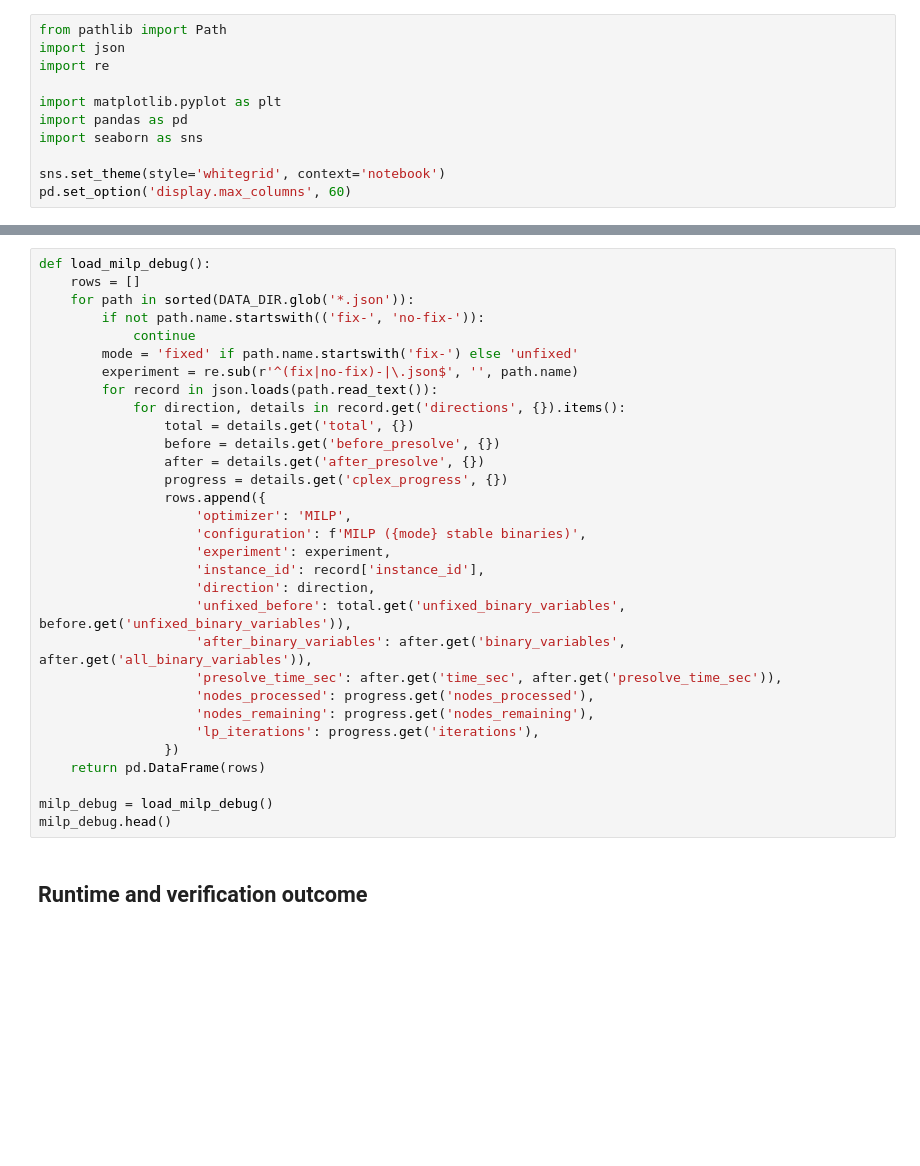
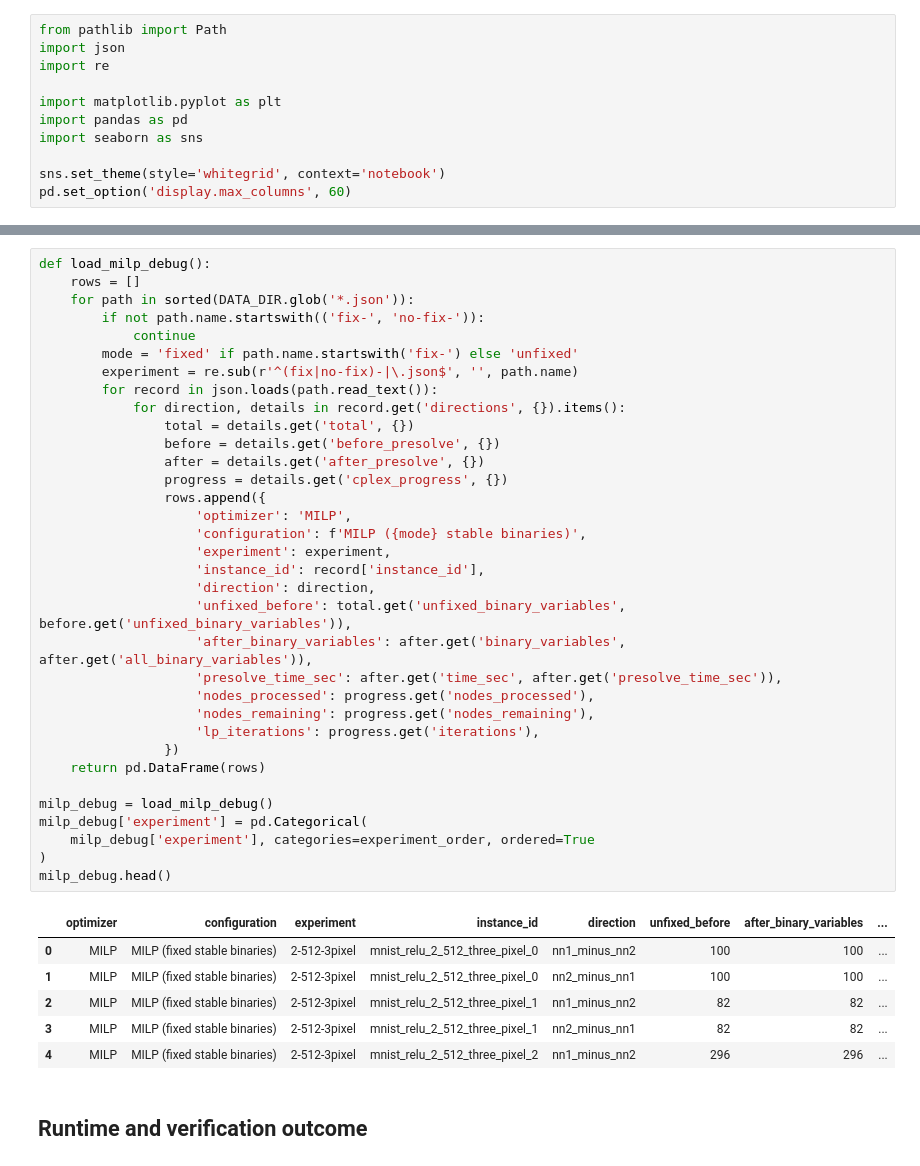
Before and after one commit to mbroughani81/relational-milp, a Jupyter notebook: evaluate_optimizations.ipynb, the cells around one changed output, grey strips where cells are left out. Cells and saved outputs as stored; diff of their text form; blank space fills up the shorter version.

```diff
--- a/evaluate_optimizations.ipynb
+++ b/evaluate_optimizations.ipynb
@@ -74,33 +108,43 @@ results[['optimizer', 'configuration', 'experiment', 'status']].head()
 def load_milp_debug():
     rows = []
     for path in sorted(DATA_DIR.glob('*.json')):
         if not path.name.startswith(('fix-', 'no-fix-')):
             continue
         mode = 'fixed' if path.name.startswith('fix-') else 'unfixed'
         experiment = re.sub(r'^(fix|no-fix)-|\.json$', '', path.name)
         for record in json.loads(path.read_text()):
             for direction, details in record.get('directions', {}).items():
                 total = details.get('total', {})
                 before = details.get('before_presolve', {})
                 after = details.get('after_presolve', {})
                 progress = details.get('cplex_progress', {})
                 rows.append({
                     'optimizer': 'MILP',
                     'configuration': f'MILP ({mode} stable binaries)',
                     'experiment': experiment,
                     'instance_id': record['instance_id'],
                     'direction': direction,
                     'unfixed_before': total.get('unfixed_binary_variables', before.get('unfixed_binary_variables')),
                     'after_binary_variables': after.get('binary_variables', after.get('all_binary_variables')),
                     'presolve_time_sec': after.get('time_sec', after.get('presolve_time_sec')),
                     'nodes_processed': progress.get('nodes_processed'),
                     'nodes_remaining': progress.get('nodes_remaining'),
                     'lp_iterations': progress.get('iterations'),
                 })
     return pd.DataFrame(rows)
 
 milp_debug = load_milp_debug()
+milp_debug['experiment'] = pd.Categorical(
+    milp_debug['experiment'], categories=experiment_order, ordered=True
+)
 milp_debug.head()
+# %% [output]
+|  | optimizer | configuration | experiment | instance_id | direction | unfixed_before | after_binary_variables | ... |
+| 0 | MILP | MILP (fixed stable binaries) | 2-512-3pixel | mnist_relu_2_512_three_pixel_0 | nn1_minus_nn2 | 100 | 100 | ... |
+| 1 | MILP | MILP (fixed stable binaries) | 2-512-3pixel | mnist_relu_2_512_three_pixel_0 | nn2_minus_nn1 | 100 | 100 | ... |
+| 2 | MILP | MILP (fixed stable binaries) | 2-512-3pixel | mnist_relu_2_512_three_pixel_1 | nn1_minus_nn2 | 82 | 82 | ... |
+| 3 | MILP | MILP (fixed stable binaries) | 2-512-3pixel | mnist_relu_2_512_three_pixel_1 | nn2_minus_nn1 | 82 | 82 | ... |
+| 4 | MILP | MILP (fixed stable binaries) | 2-512-3pixel | mnist_relu_2_512_three_pixel_2 | nn1_minus_nn2 | 296 | 296 | ... |
 # %% [markdown]
 ## Runtime and verification outcome
 # %%
```
Also changed, not shown: parts of 9 cells of this notebook.
